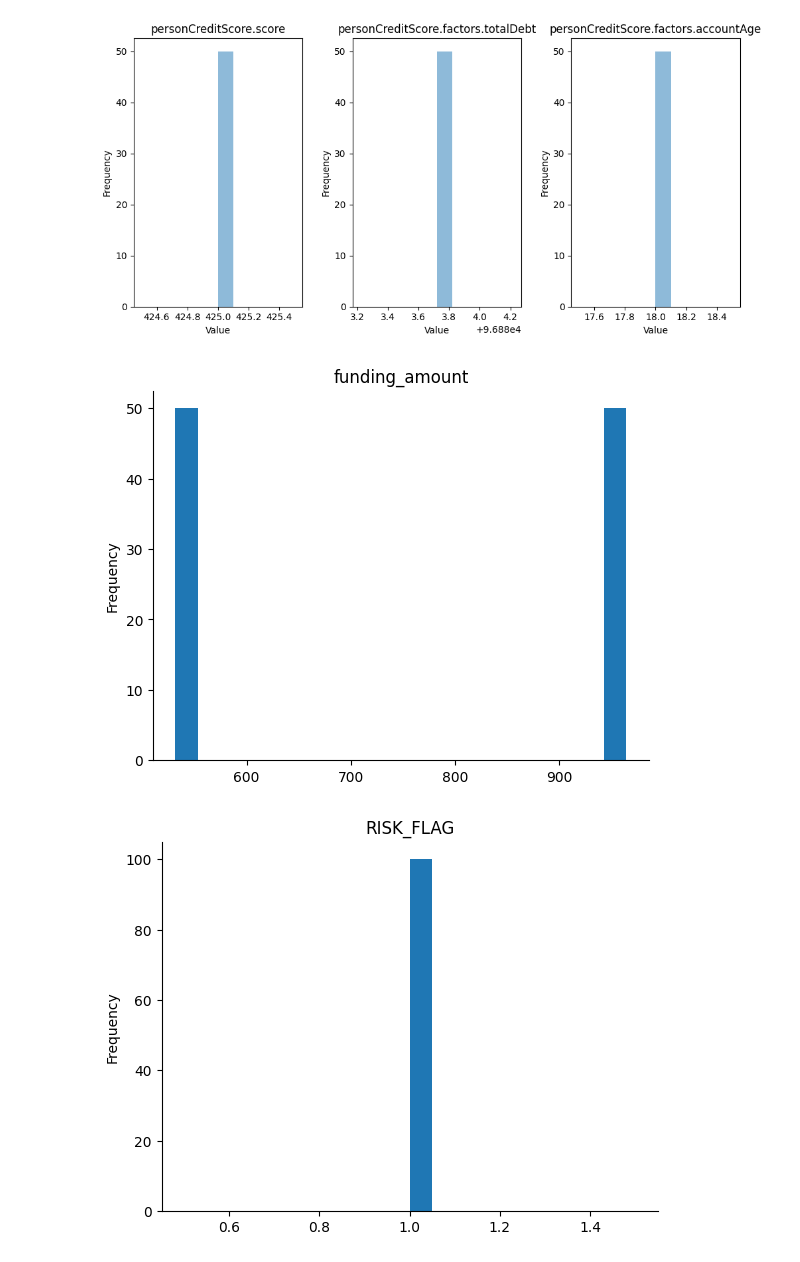
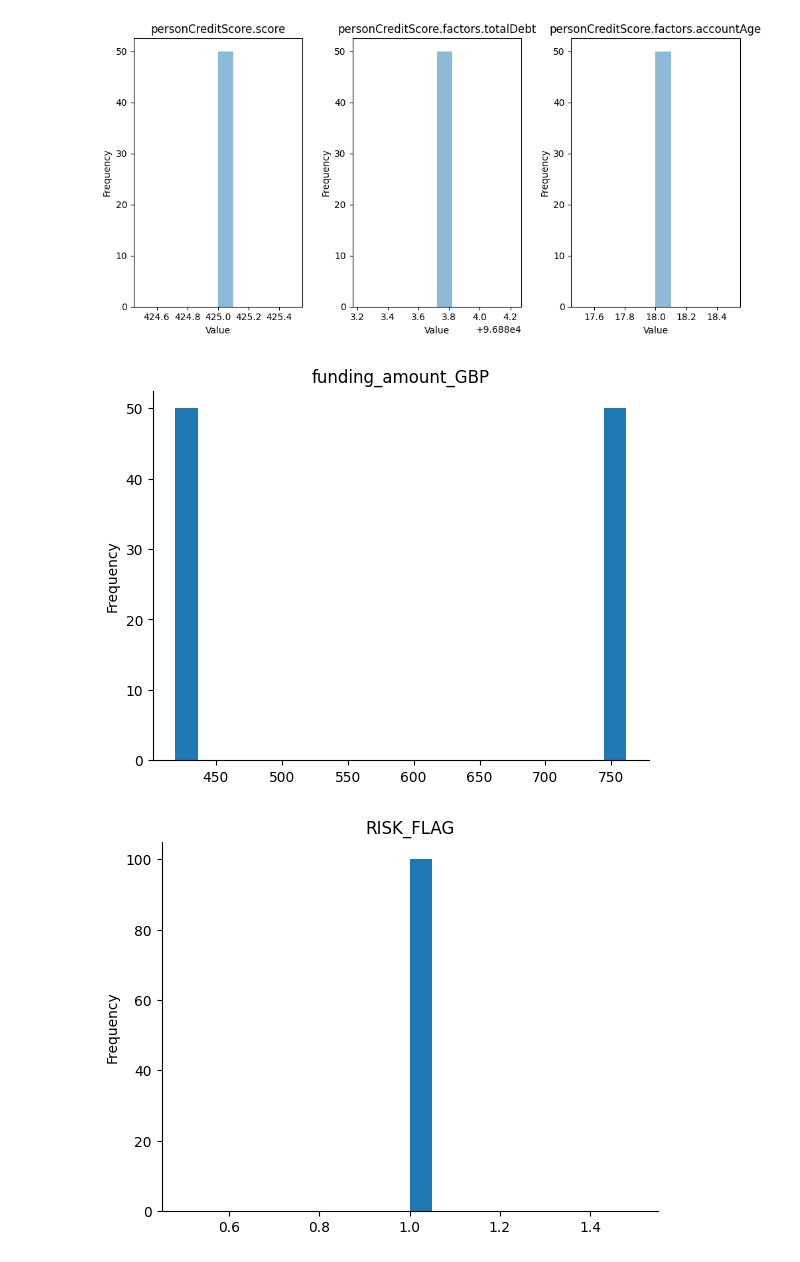
Before and after one commit to minhanh151/ml-interview-scenario, a Jupyter notebook: Loan_Default_Prediction.ipynb, the cells around one changed output. Cells and saved outputs as stored; diff of their text form; code cells hidden in the pictures.

```diff
--- a/Loan_Default_Prediction.ipynb
+++ b/Loan_Default_Prediction.ipynb
@@ -373,7 +373,7 @@ import requests
 import pandas as pd
 
 # Function to exchange currency
-def exchange_2(f: str, t: str, a: float) -> float:
+def exchange(f: str, t: str, a: float) -> float:
     # Fetch exchange rates from an API
     api_key = 'API_KEY'
     url = f'https://open.er-api.com/v6/latest/{f}'
@@ -421,7 +421,7 @@ def update_balance_df(df: pd.DataFrame, to_currency: str) -> pd.DataFrame:
 
 def update_balance_bankTransactions(df: pd.DataFrame, to_currency: str) -> pd.DataFrame:
     df['trans_amount_GBP'] = df.apply(lambda row: exchange(row['currency'], to_currency, row['amount']), axis=1)
-    df['trans_balance_amount_GBP'] = df.apply(lambda row: exchange(row['balance_currency'], to_currency, row['balance_amount']), axis=1)
+    df['trans_balance_amount_GBP'] = df.apply(lambda row: exchange(row['currency'], to_currency, row['balance_amount']), axis=1)
     return df
 
 def update_balance_loanApplications(df: pd.DataFrame, to_currency: str) -> pd.DataFrame:
@@ -431,6 +431,7 @@ def update_balance_loanApplications(df: pd.DataFrame, to_currency: str) -> pd.Da
 
 # Update df
 df = update_balance_df(df, 'GBP')
+df.drop(columns=['bankBalance.amount', 'personCreditScore.monthlyIncome', 'bankBalance.currency'])
 df.head()
 # %% [output]
 |  | person.id | person.date_of_birth | person.nationality | person.occupation | person.created_at | ... |
@@ -442,7 +443,9 @@ df.head()
 5 rows × 48 columns
 # %%
 # bankTransactions = update_balance_bankTransactions(bankTransactions, 'GBP')
+# bankTransactions.drop(columns=['amount', 'balance_amount', 'currency'])
 # bankTransactions.head()
 loanApplications = update_balance_loanApplications(u_loanApplications, 'GBP')
+loanApplications = loanApplications.drop(columns=['funding_amount', 'credit_limit'])
 loanApplications.head()
 # %% [output]
@@ -499,11 +502,11 @@ plt.show()
 # %%
 # @title loanApplications - funding_amount
 
 from matplotlib import pyplot as plt
-loanApplications['funding_amount'].plot(kind='hist', bins=20, title='funding_amount')
+loanApplications['funding_amount_GBP'].plot(kind='hist', bins=20, title='funding_amount_GBP')
 plt.gca().spines[['top', 'right',]].set_visible(False)
 # %% [output]
-[figure, old version]
+[figure, new version]
 # %%
 # @title Distribution of RISK_FLAG
 
```
Also changed, not shown: parts of 12 cells of this notebook.
